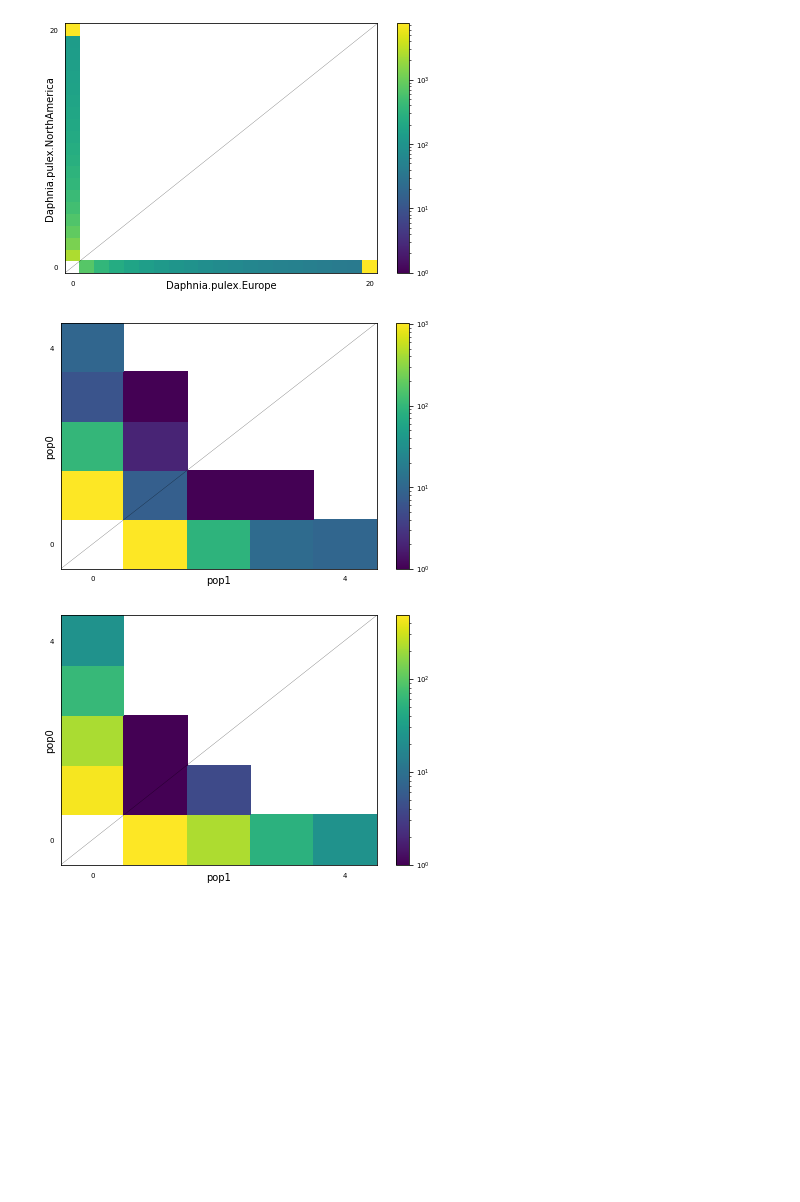
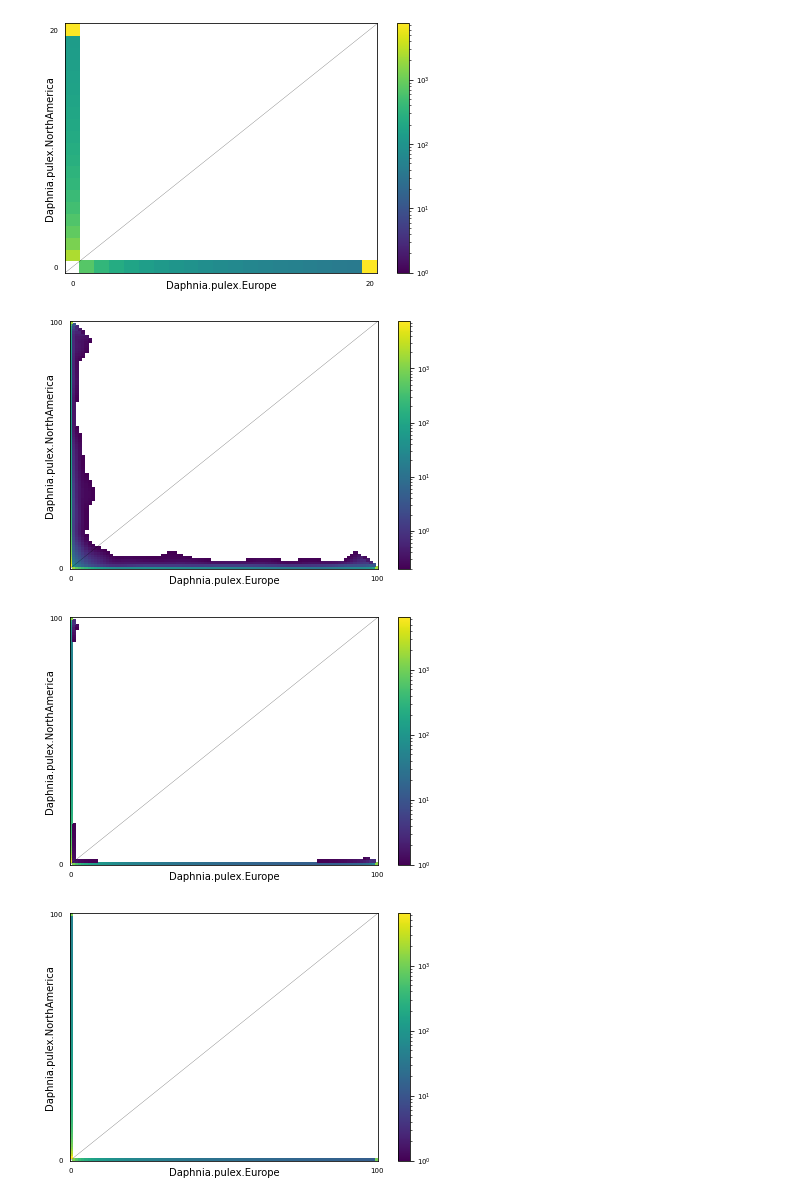
Before and after one commit to DavidB256/connor, a Jupyter notebook: visualize_sfss.ipynb, the cells around one changed output. Cells and saved outputs as stored; diff of their text form; code cells hidden in the pictures; blank space fills up the shorter version.

```diff
--- a/visualize_sfss.ipynb
+++ b/visualize_sfss.ipynb
@@ -54,16 +65,34 @@ theta = moments.Inference.optimal_sfs_scaling(fs_true, fs_data)
 moments.Plotting.plot_single_2d_sfs(fs_true * theta, vmin=1, cmap="viridis", out="fs_split_no_mig_model")
 # %% [output]
 [figure]
-# %%
-# Checking that I implemented binom rounding correctly
-dir = "/scratch/djb3ve/Demographic-inference-with-pool-seq-data/simulated_data/data9/"
-name = "n10pz7po7t5m2ms1d5ps1.npy"
-fs_count = np.load(dir + "counts_sfss/" + name)
-fs_count = moments.Spectrum(fs_count)
-fs_binom = np.load(dir + "binom_sfss/" + name)
-fs_binom = moments.Spectrum(fs_binom)
-moments.Plotting.plot_single_2d_sfs(fs_count, vmin=1, cmap="viridis")
-moments.Plotting.plot_single_2d_sfs(fs_binom, vmin=1, cmap="viridis")
-# %% [output]
-[figure, removed]
-[figure, removed]
+# %%
+ns = [100, 100]
+pop_ids = ["Daphnia.pulex.NorthAmerica", "Daphnia.pulex.Europe"]
+fs_data_100 = moments.Spectrum.from_data_dict(data_dict, pop_ids=pop_ids,
+                                          projections=ns,
+                                          polarized=False)
+
+moments.Plotting.plot_single_2d_sfs(fs_data_100, vmin=0.1, cmap="viridis", out="fs_data_100")
+np.savetxt("sfs_output/fs_data_100.csv", fs_data_100, delimiter=",")
+
+params = [7.068884, 1.148476, 9.974259, 0.007646469]
+fs_split_mig_model_100 = moments.Demographics2D.split_mig(params,
+                                                      ns,
+                                                      pop_ids=pop_ids).fold()
+
+theta = moments.Inference.optimal_sfs_scaling(fs_split_mig_model_100, fs_data_100)
+moments.Plotting.plot_single_2d_sfs(fs_split_mig_model_100 * theta, vmin = 0.1, cmap="viridis", out="fs_split_mig_model_100")
+np.savetxt("sfs_output/fs_split_mig_model_100.csv", fs_split_mig_model_100 * theta, delimiter=",")
+
+params = [1.217047, 0.2206743, 0.6808528, 0]
+fs_split_no_mig_model_100 = moments.Demographics2D.split_mig(params,
+                                                         ns,
+                                                         pop_ids=pop_ids).fold()
+
+theta = moments.Inference.optimal_sfs_scaling(fs_split_no_mig_model_100, fs_data_100)
+moments.Plotting.plot_single_2d_sfs(fs_split_no_mig_model_100 * theta, vmin=0.1, cmap="viridis", out="fs_split_no_mig_model_100")
+np.savetxt("sfs_output/fs_split_no_mig_model_100.csv", fs_split_no_mig_model_100 * theta, delimiter=",")
+# %% [output]
+[figure, added]
+[figure, added]
+[figure, added]
```
Also changed, not shown: parts of 12 cells of this notebook, 7 other files.
